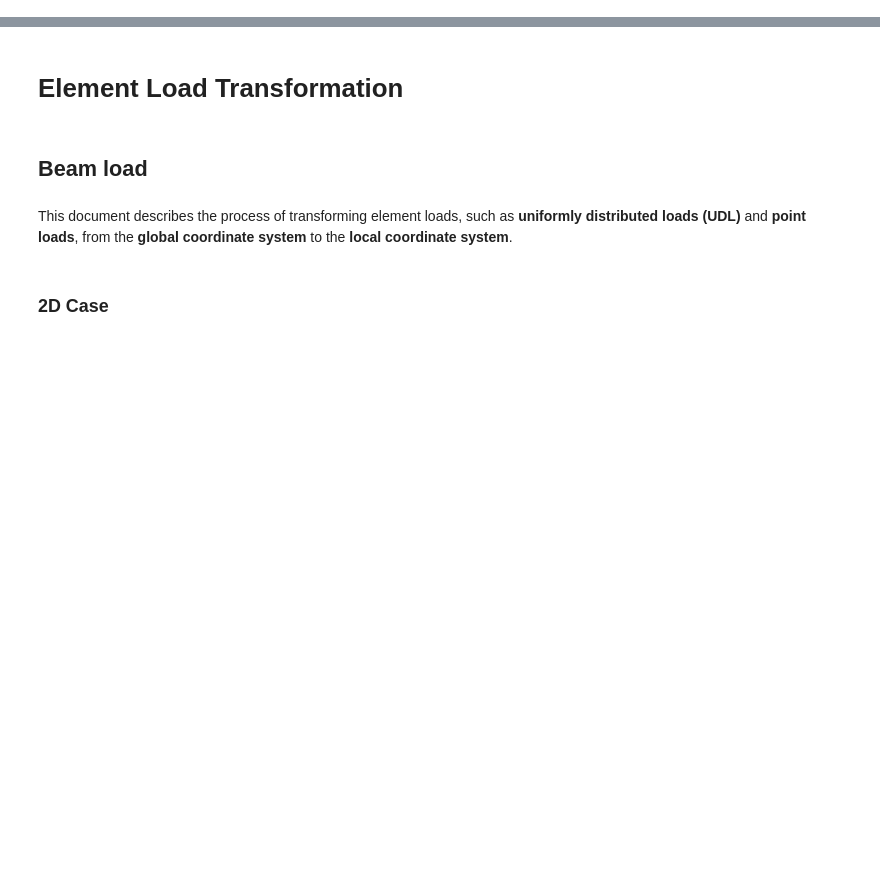
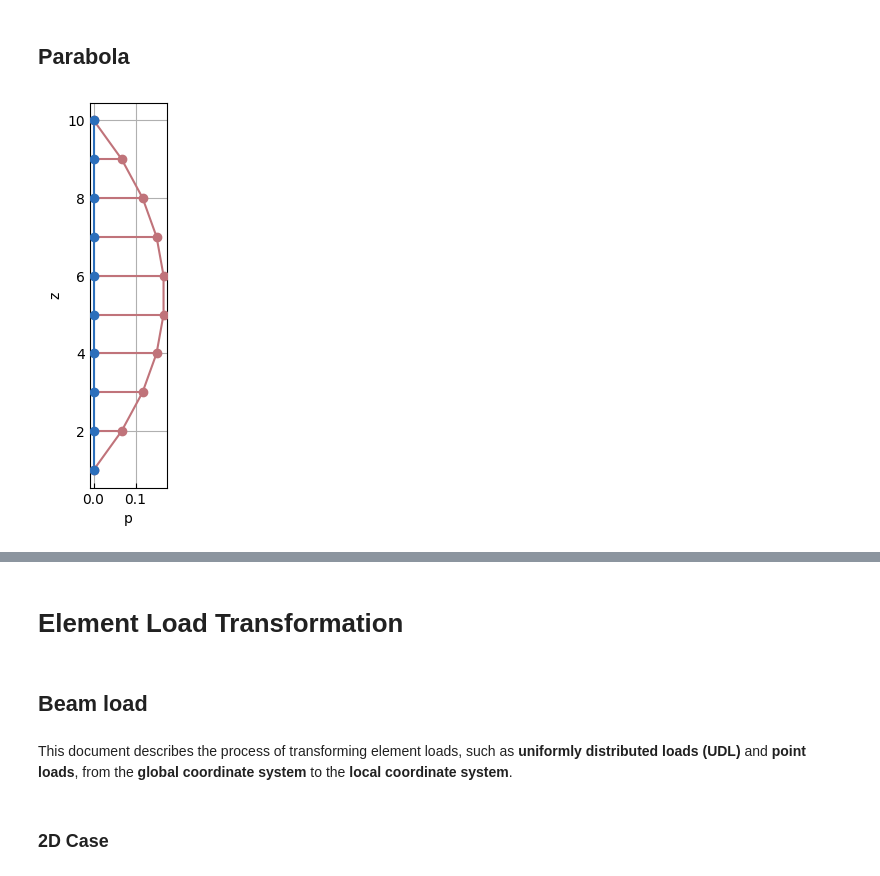
Before and after one commit to yexiang1992/opstool, a Jupyter notebook: docs/src/pre/loads.ipynb, the cells around one changed output, grey strips where cells are left out. Cells and saved outputs as stored; diff of their text form; code cells hidden in the pictures; blank space fills up the shorter version.

```diff
--- a/docs/src/pre/loads.ipynb
+++ b/docs/src/pre/loads.ipynb
@@ -0,0 +28,9 @@
+# %% [markdown]
+## Parabola
+# %%
+nodeTags = model()
+node_loads = opst.pre.apply_load_distribution(
+    node_tags=nodeTags, coord_axis="z", load_axis="x", dist_type="parabola", plot=True
+)
+# %% [output]
+[figure, added]
```
Also changed, not shown: parts of 13 cells of this notebook, 8 other files.
